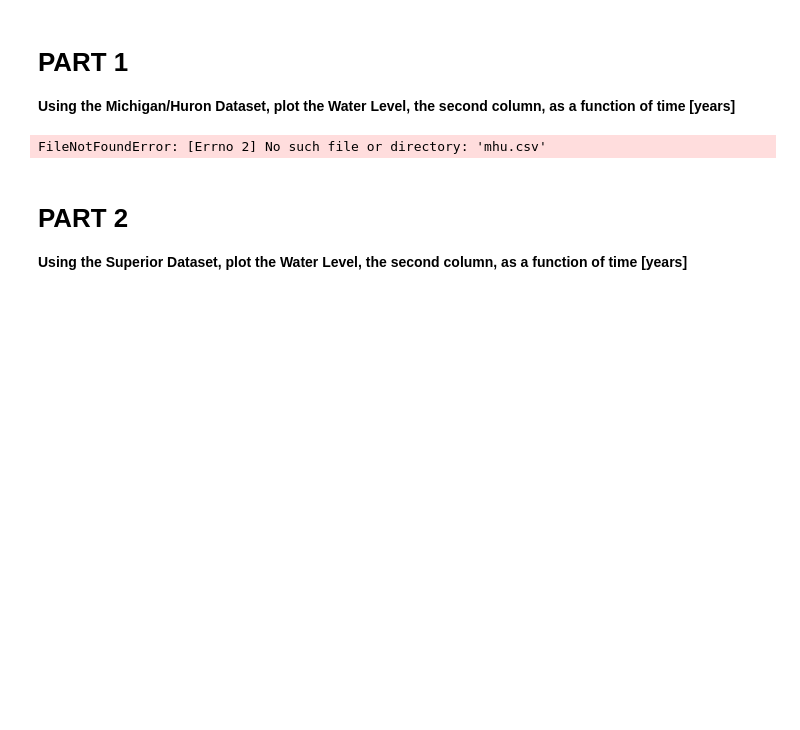
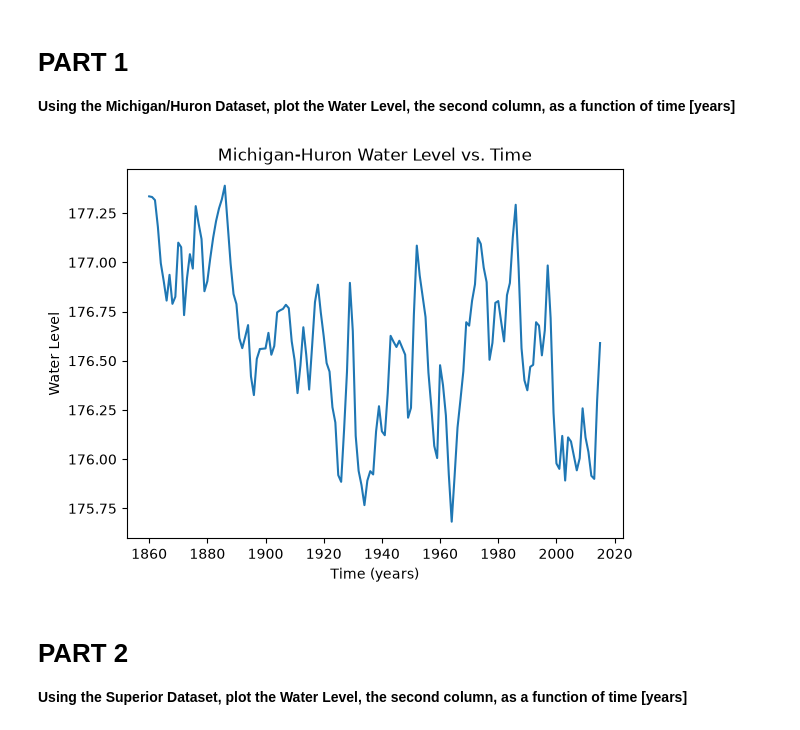
Before and after one commit to andiehart/CMSE202_Git_Started, a Jupyter notebook: Great_Lakes_and_Grand_River.ipynb, the cells around one changed output. Saved outputs shown, nothing was run; the diff lists cells and outputs as text; code cells hidden in the pictures; blank space fills up the shorter version.

```diff
--- a/Great_Lakes_and_Grand_River.ipynb
+++ b/Great_Lakes_and_Grand_River.ipynb
@@ -31,14 +31,13 @@ This notebook **might look very familiar!** It is based off a CMSE 201 assignmen
 # %%
 # Insert Code Here
 data = pd.read_csv("mhu.csv")
 plt.plot(data.iloc[:, 0], data.iloc[:, 1])
 plt.xlabel("Time (years)")
 plt.ylabel("Water Level")
 plt.title("Michigan-Huron Water Level vs. Time")
-plt.grid(True)
 plt.show()
 # %% [output]
-FileNotFoundError: [Errno 2] No such file or directory: 'mhu.csv'
+[figure, added]
 # %% [markdown]
 # PART 2
 
```
